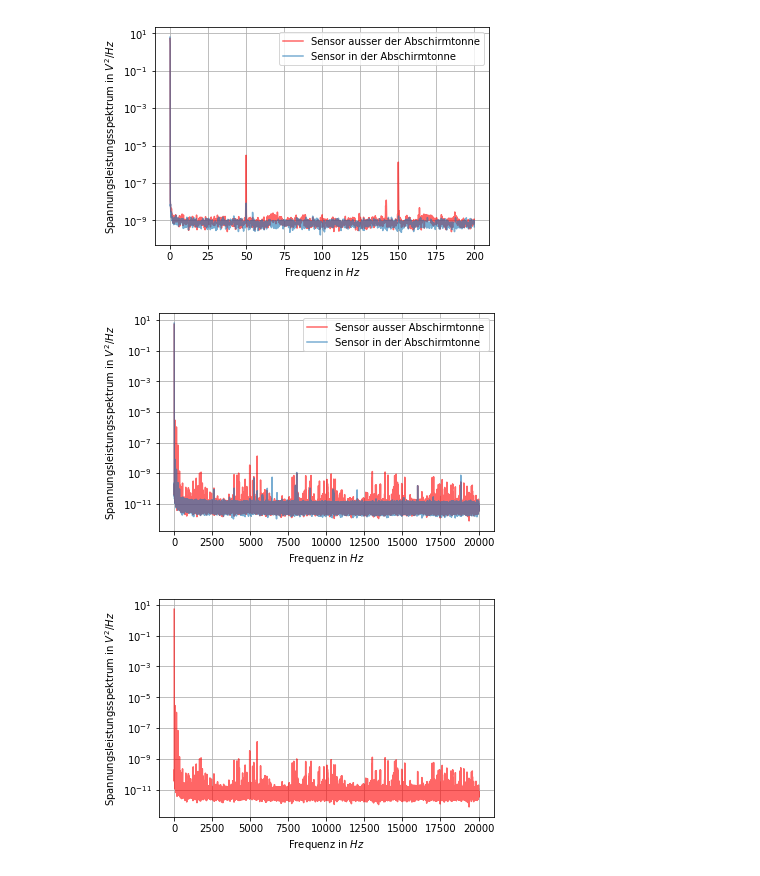
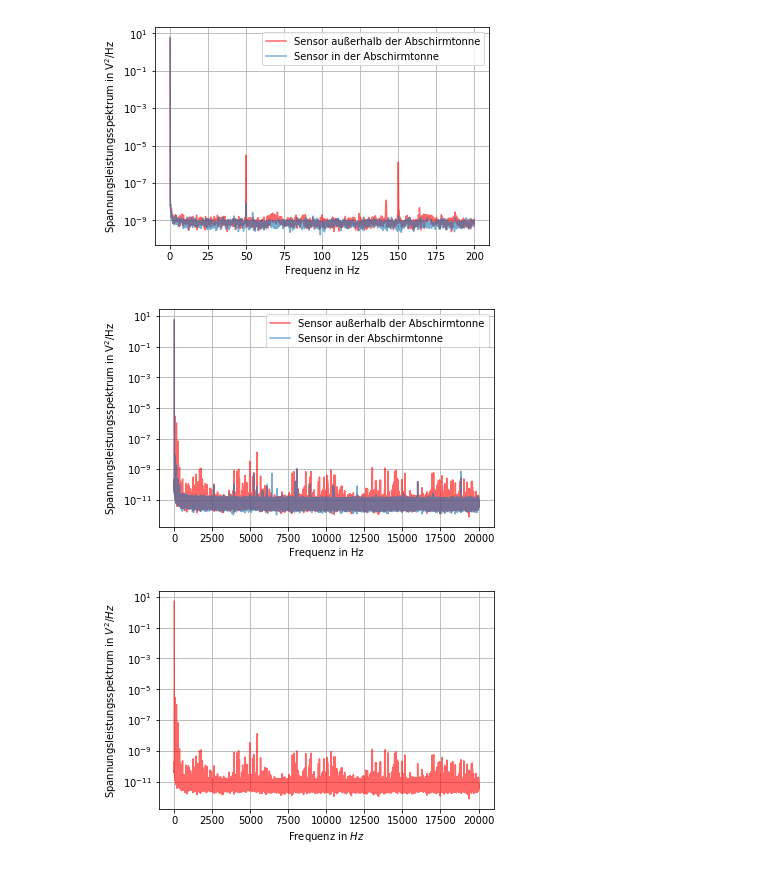
Before and after one commit to Acintya/sensorII_v6, a Jupyter notebook: AMR/AMR_Rauschspektrum.ipynb, the cells around one changed output. Saved outputs shown, nothing was run; the diff lists cells and outputs as text; code cells hidden in the pictures.

```diff
--- a/AMR/AMR_Rauschspektrum.ipynb
+++ b/AMR/AMR_Rauschspektrum.ipynb
@@ -10,16 +10,16 @@ AMRRauschspektrum200OhneTonne = np.loadtxt('data/Leistungsspektrum_AMR_bis200Hz_
 # %%
 plt.figure()
 plt.grid()
-plt.semilogy(AMRRauschspektrum200OhneTonne[:,0], AMRRauschspektrum200OhneTonne[:,1], color='r', alpha=0.6, label = "Sensor ausser der Abschirmtonne")
+plt.semilogy(AMRRauschspektrum200OhneTonne[:,0], AMRRauschspektrum200OhneTonne[:,1], color='r', alpha=0.6, label = "Sensor außerhalb der Abschirmtonne")
 plt.semilogy(AMRRauschspektrum200InTonne[:,0], AMRRauschspektrum200InTonne[:,1], alpha=0.6, label = "Sensor in der Abschirmtonne")
 
 plt.legend(loc='upper right')
-plt.xlabel('Frequenz in $\it{Hz}$')
-plt.ylabel('Spannungsleistungsspektrum in $\it{V^{2}/Hz}$')
+plt.xlabel('Frequenz in Hz')
+plt.ylabel('Spannungsleistungsspektrum in $\mathrm{V^{2}/Hz}$')
 plt.savefig('output/AMR_Rauschspektrum_200Hz.eps', format='eps', dpi=100)
 plt.show()
 # %% [output]
-[figure, old version]
+[figure, new version]
 # %%
 # load the data with the frequency up to 20kHz
 AMRRauschspektrum20kInTonne = np.loadtxt('data/Leistungsspektrum_AMR_bis20000Hz_inTonne.lvm')
@@ -27,16 +27,16 @@ AMRRauschspektrum20kOhneTonne = np.loadtxt('data/Leistungsspektrum_AMR_bis20000H
 # %%
 plt.figure()
 plt.grid()
-plt.semilogy(AMRRauschspektrum20kOhneTonne[:,0], AMRRauschspektrum20kOhneTonne[:,1], color='r', alpha=0.6, label="Sensor ausser Abschirmtonne")
+plt.semilogy(AMRRauschspektrum20kOhneTonne[:,0], AMRRauschspektrum20kOhneTonne[:,1], color='r', alpha=0.6, label="Sensor außerhalb der Abschirmtonne")
 plt.semilogy(AMRRauschspektrum20kInTonne[:,0], AMRRauschspektrum20kInTonne[:,1], alpha=0.6, label="Sensor in der Abschirmtonne")
 
-plt.xlabel('Frequenz in $\it{Hz}$')
-plt.ylabel('Spannungsleistungsspektrum in $\it{V^{2}/Hz}$')
+plt.xlabel('Frequenz in Hz')
+plt.ylabel('Spannungsleistungsspektrum in $\mathrm{V^{2}/Hz}$')
 plt.legend(loc="upper right")
 plt.savefig('output/AMR_Rauschspektrum_20kHz.eps', format='eps', dpi=100)
 plt.show()
 # %% [output]
-[figure, old version]
+[figure, new version]
 # %%
 plt.figure()
 plt.grid()
```
Also changed, not shown: parts of 6 cells of this notebook, 21 other files.
